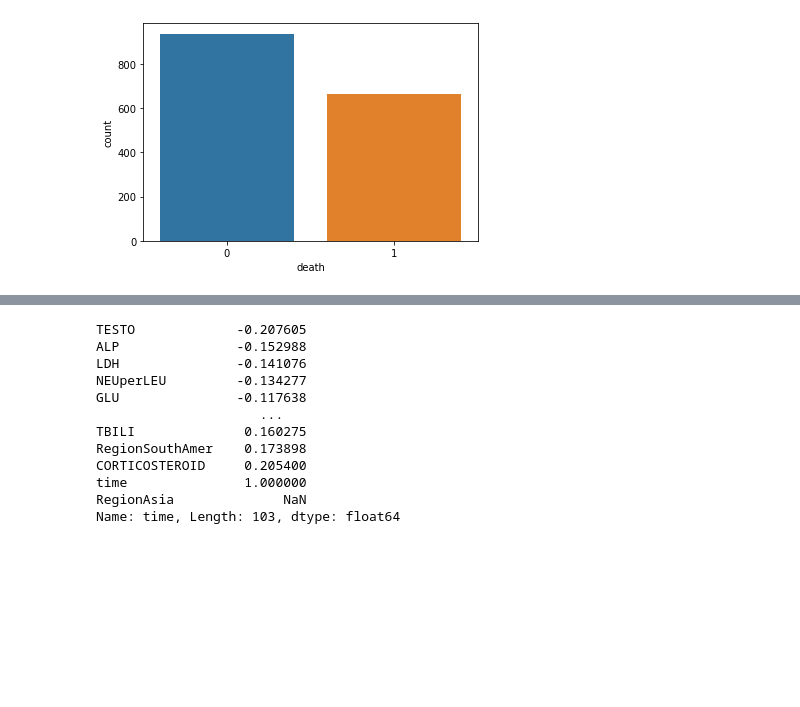
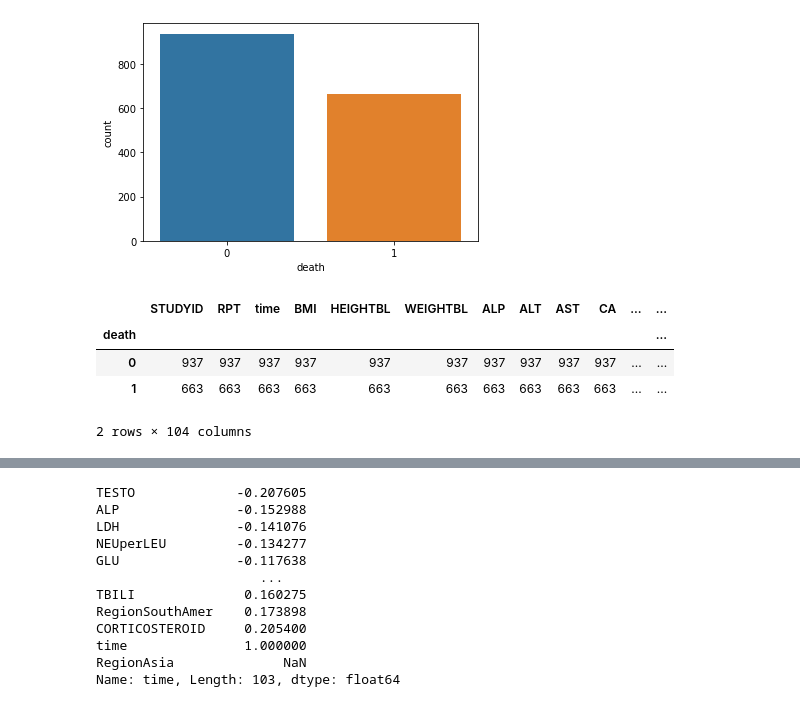
Before and after one commit to belalE/Prostate-Cancer, a Jupyter notebook: prostate-cancer.ipynb, the cells around one changed output, grey strips where cells are left out. Drawn from its saved outputs; the diff is of its cells as text; code cells hidden in the pictures; blank space fills up the shorter version.

```diff
--- a/prostate-cancer.ipynb
+++ b/prostate-cancer.ipynb
@@ -62,3 +62,11 @@ sns.countplot(data['death'])
 # %% [output]
 <AxesSubplot:xlabel='death', ylabel='count'>
 [figure]
+# %%
+data.groupby('death').count()
+# %% [output]
+|  | STUDYID | RPT | time | BMI | HEIGHTBL | WEIGHTBL | ALP | ALT | AST | CA | ... | ... |
+| death |  |  |  |  |  |  |  |  |  |  |  | ... |
+| 0 | 937 | 937 | 937 | 937 | 937 | 937 | 937 | 937 | 937 | 937 | ... | ... |
+| 1 | 663 | 663 | 663 | 663 | 663 | 663 | 663 | 663 | 663 | 663 | ... | ... |
+2 rows × 104 columns
```
Also changed, not shown: parts of 3 cells of this notebook, 2 other files.
